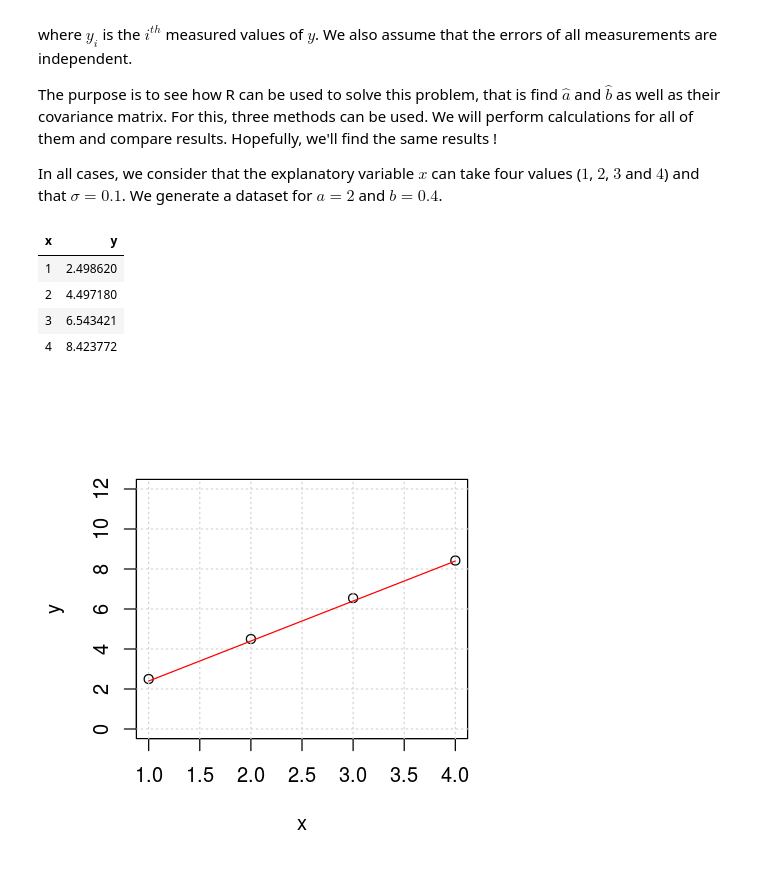
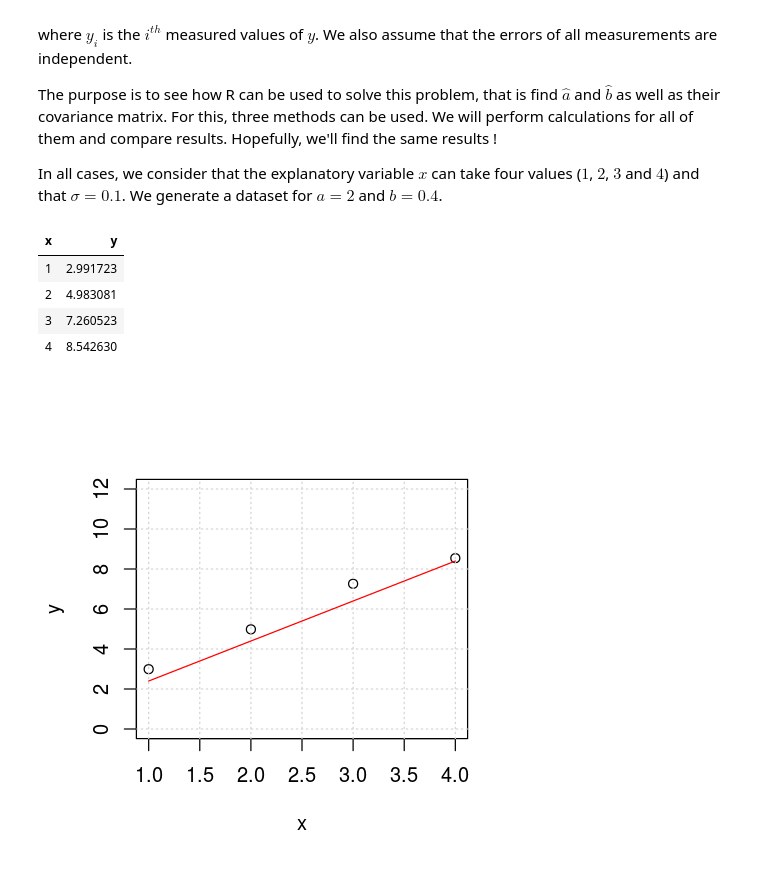
Before and after one commit to ebusato/jupyter_R, a Jupyter notebook: LinearRegression.ipynb, the cells around one changed output. Drawn from its saved outputs; the diff is of its cells as text; code cells hidden in the pictures.

```diff
--- a/LinearRegression.ipynb
+++ b/LinearRegression.ipynb
@@ -21,34 +21,35 @@ The purpose is to see how R can be used to solve this problem, that is find $\ha
 
 In all cases, we consider that the explanatory variable $x$ can take four values ($1$, $2$, $3$ and $4$) and that $\sigma=0.1$. We generate a dataset for $a=2$ and $b=0.4$.
 # %%
-# We set the seed to a constant value so that results are reproducible
+# Set seed to constant value so that results are reproducible
 set.seed(1485)
 
+# Create explanatory variable vector
 x <- c(1,2,3,4)
-slopet <- 2
-interceptt <- 0.4
 
 # Generate pseudo-data
-sigma <- 0.1
-y <- slopet*x + interceptt + rnorm(length(x), 0, sigma)
+slope <- 2
+intercept <- 0.4
+sigma <- 0.6
+y <- slope*x + intercept + rnorm(length(x), 0, sigma)
 
-# Making data frame
+# Make and print datas
 ds <- data.frame(x = x, y = y)
 ds
 
 # Plot data
 options(repr.plot.width=4, repr.plot.height=4) # This sets the size of the plot
 plot(y~x, ylim=c(0, 12))
 grid()
 
 # Plot true line
 lines(x, slopet*x + interceptt, col="red")
 # %% [output]
 | x | y |
-| 1 | 2.498620 |
-| 2 | 4.497180 |
-| 3 | 6.543421 |
-| 4 | 8.423772 |
+| 1 | 2.991723 |
+| 2 | 4.983081 |
+| 3 | 7.260523 |
+| 4 | 8.542630 |
-[figure, old version]
+[figure, new version]
 # %% [markdown]
 
```
Also changed, not shown: parts of 8 cells of this notebook.
